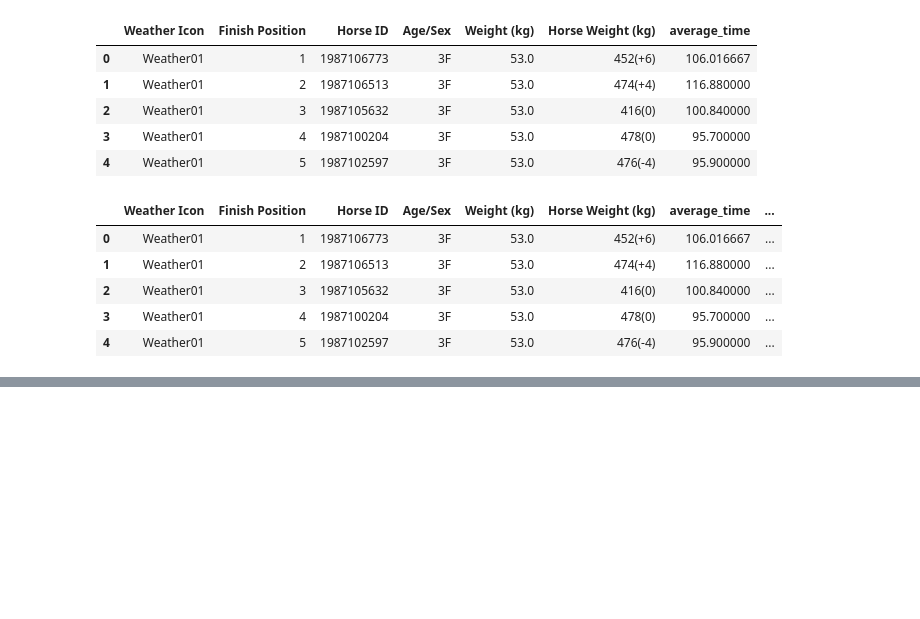
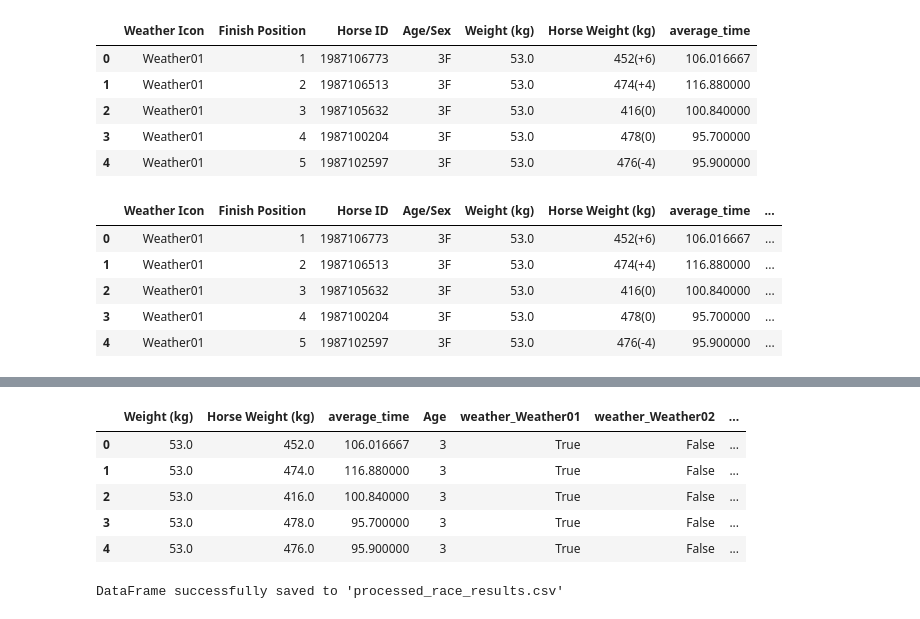
Before and after one commit to waipingng/ML-course-fp, a Jupyter notebook: preprocessing.ipynb, the cells around one changed output, grey strips where cells are left out. Saved outputs shown, nothing was run; the diff lists cells and outputs as text; code cells hidden in the pictures; blank space fills up the shorter version.

```diff
--- a/preprocessing.ipynb
+++ b/preprocessing.ipynb
@@ -144,0 +162,39 @@ df.head()
+# %%
+def create_binary_features(df):
+    """
+    Create binary columns for categorical variables
+
+    Args:
+        df: Input DataFrame
+
+    Returns:
+        DataFrame with binary columns
+    """
+    # Weather binary columns
+    weather_dummies = pd.get_dummies(df['Weather Icon'], prefix='weather')
+
+    # Sex binary columns
+    sex_dummies = pd.get_dummies(df['Sex'], prefix='sex')
+
+    # Drop original columns and concatenate binary columns
+    df = df.drop(['Weather Icon', 'Sex'], axis=1)
+    df = pd.concat([df, weather_dummies, sex_dummies], axis=1)
+
+    return df
+# %%
+# Apply binary encoding
+df = create_binary_features(df)
+# %%
+# Convert 'Finish Position' to numeric and create a new column for top 3 indicator
+df['Finish Position'] = pd.to_numeric(df['Finish Position'], errors='coerce')
+df['is_top3'] = (df['Finish Position'] <= 3).astype(int)  # Convert boolean to 1/0
+df.drop(columns=['Finish Position'], inplace=True)  # Drop the original column
+# Display the first few rows to verify the changes
+df.head()
+# %% [output]
+|  | Weight (kg) | Horse Weight (kg) | average_time | Age | weather_Weather01 | weather_Weather02 | ... |
+| 0 | 53.0 | 452.0 | 106.016667 | 3 | True | False | ... |
+| 1 | 53.0 | 474.0 | 116.880000 | 3 | True | False | ... |
+| 2 | 53.0 | 416.0 | 100.840000 | 3 | True | False | ... |
+| 3 | 53.0 | 478.0 | 95.700000 | 3 | True | False | ... |
+| 4 | 53.0 | 476.0 | 95.900000 | 3 | True | False | ... |
@@ -144,0 +203,6 @@ df.head()
+# %%
+# Save the DataFrame to a CSV file
+df.to_csv('data/processed_race_results.csv', index=False)
+print(f"DataFrame successfully saved to 'processed_race_results.csv'")
+# %% [output]
+DataFrame successfully saved to 'processed_race_results.csv'
```
Also changed, not shown: parts of 3 cells of this notebook, 4 other files.
